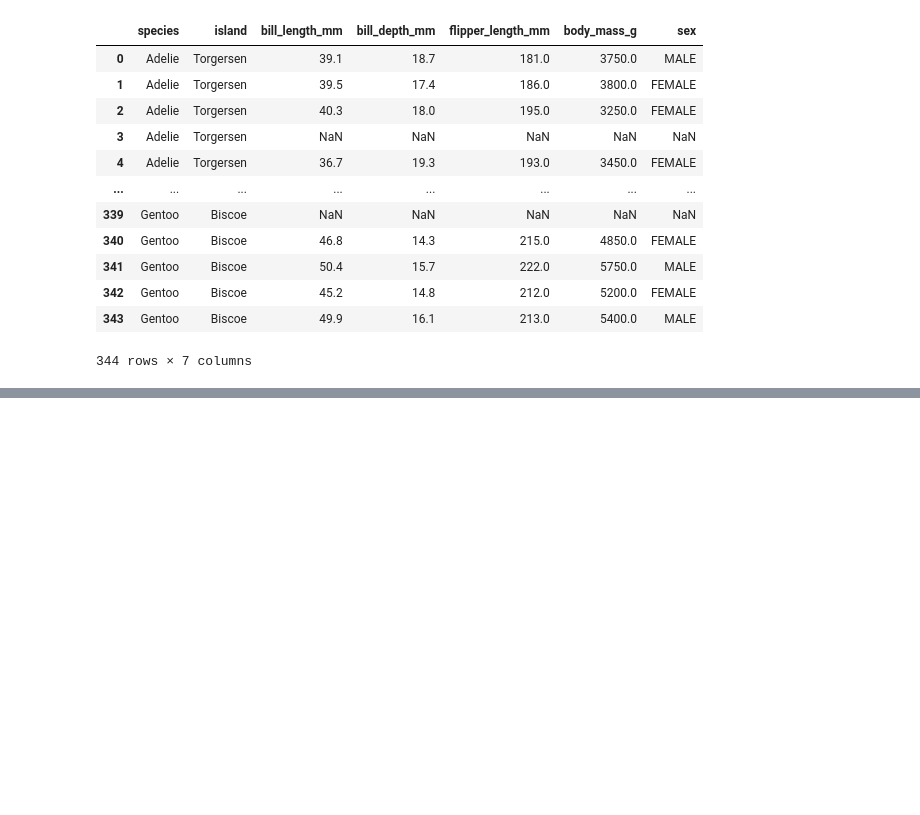
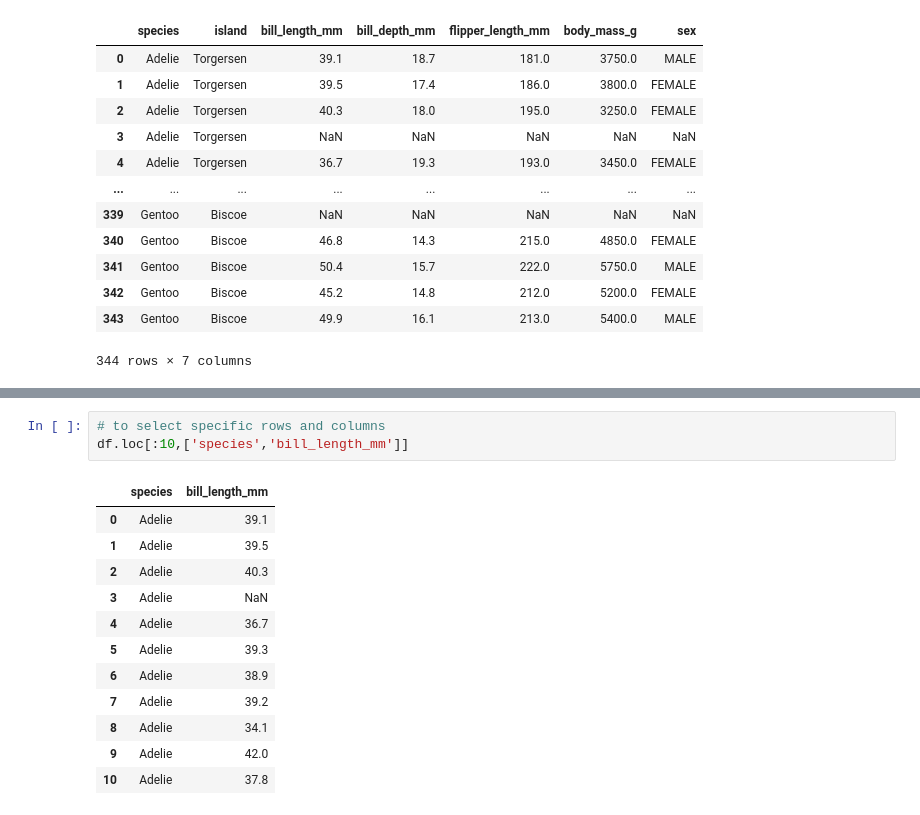
Before and after one commit to JungleKiosk/py_Scratch, a Jupyter notebook: py_DataAnalysis.ipynb, the cells around one changed output, grey strips where cells are left out. Saved outputs shown, nothing was run; the diff lists cells and outputs as text; blank space fills up the shorter version.

```diff
--- a/py_DataAnalysis.ipynb
+++ b/py_DataAnalysis.ipynb
@@ -31,0 +114,16 @@ df
+# %%
+# to select specific rows and columns
+df.loc[:10,['species','bill_length_mm']]
+# %% [output]
+|  | species | bill_length_mm |
+| 0 | Adelie | 39.1 |
+| 1 | Adelie | 39.5 |
+| 2 | Adelie | 40.3 |
+| 3 | Adelie | NaN |
+| 4 | Adelie | 36.7 |
+| 5 | Adelie | 39.3 |
+| 6 | Adelie | 38.9 |
+| 7 | Adelie | 39.2 |
+| 8 | Adelie | 34.1 |
+| 9 | Adelie | 42.0 |
+| 10 | Adelie | 37.8 |
```
Also changed, not shown: parts of 13 cells of this notebook.
